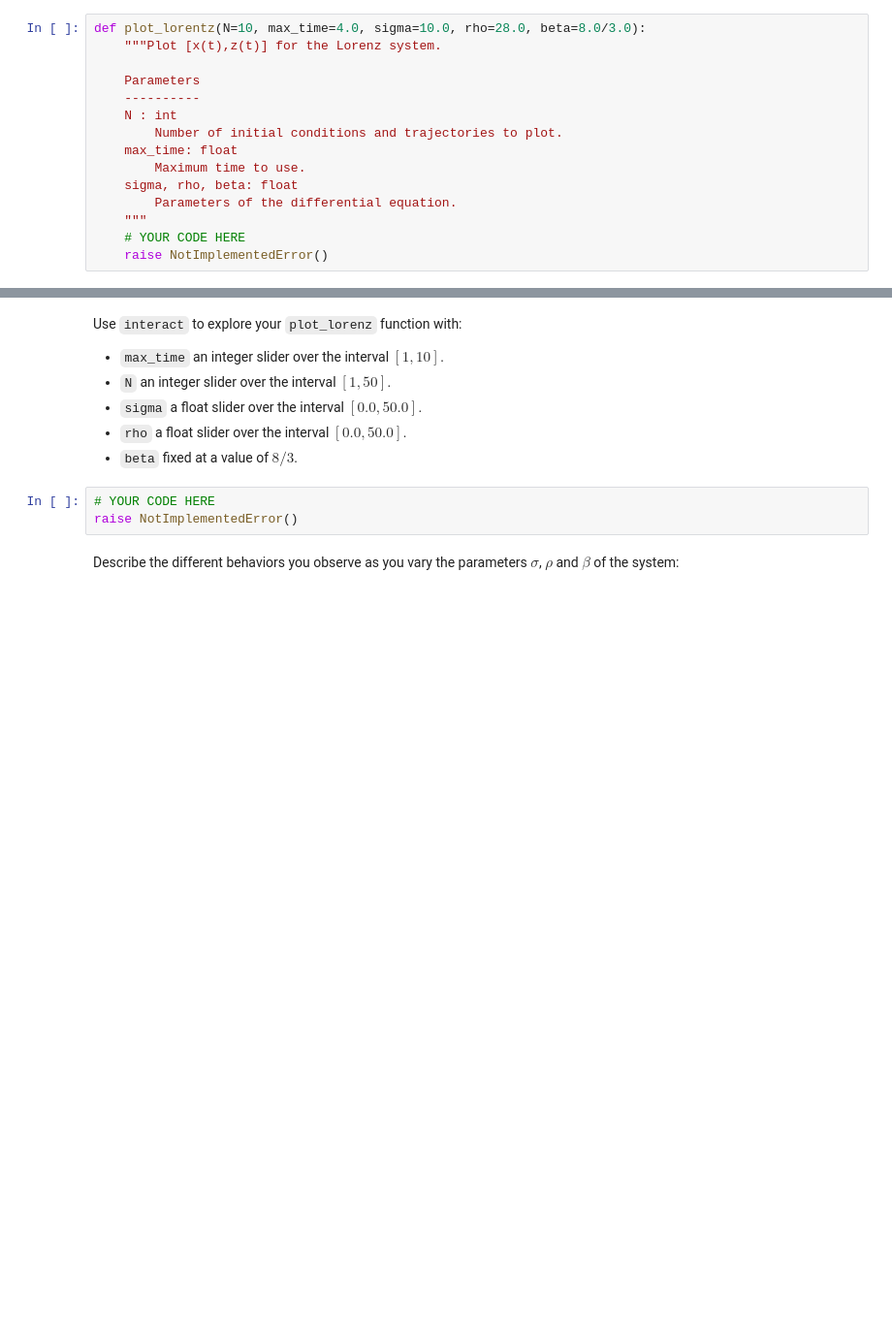
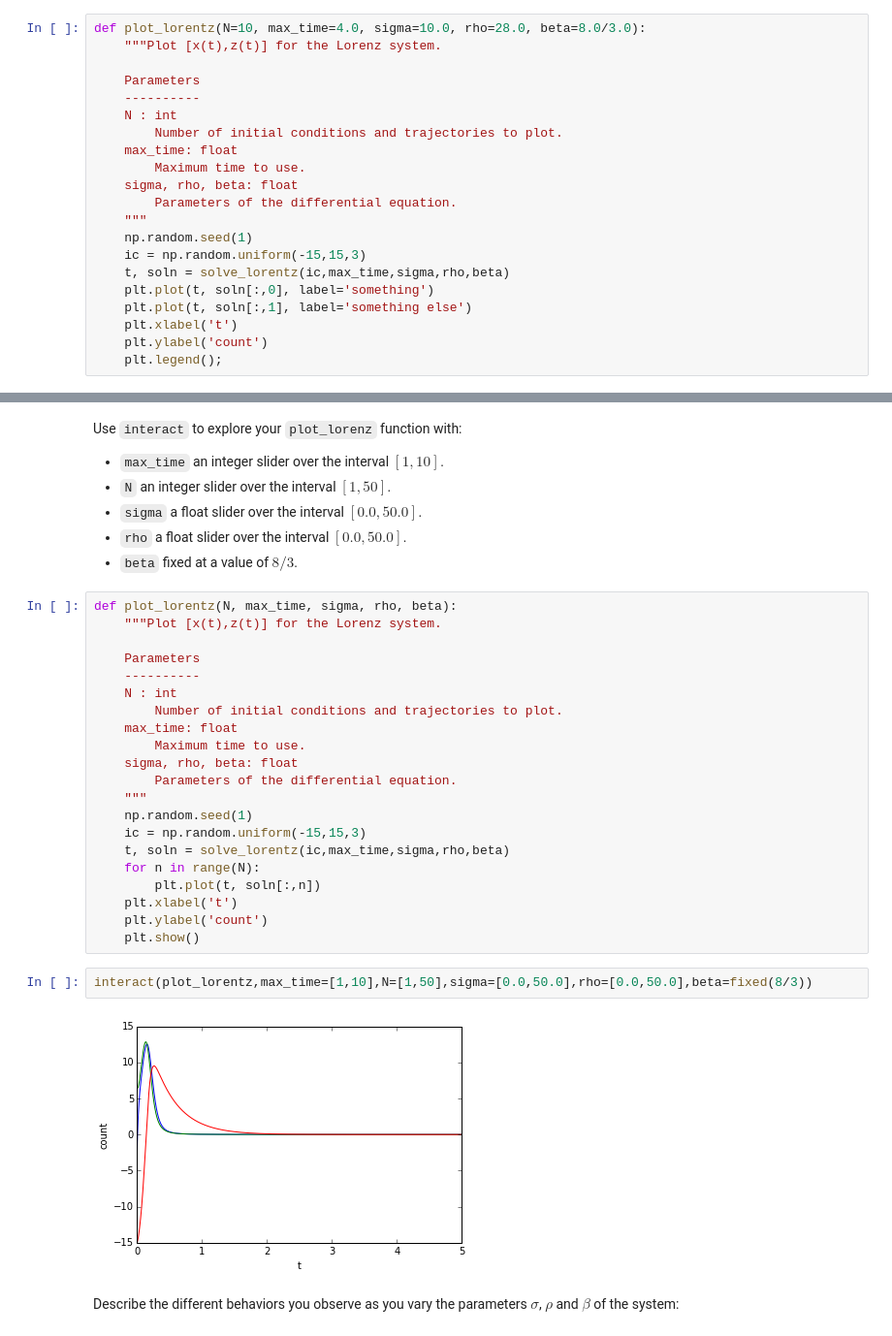
Before and after one commit to LimeeZ/phys292-2015-work, a Jupyter notebook: assignments/assignment10/ODEsEx02.ipynb, the cells around one changed output, grey strips where cells are left out. Shown at 97% size. Drawn from its saved outputs; the diff is of its cells as text; blank space fills up the shorter version.

```diff
--- a/assignments/assignment10/ODEsEx02.ipynb
+++ b/assignments/assignment10/ODEsEx02.ipynb
@@ -94,7 +103,13 @@ def plot_lorentz(N=10, max_time=4.0, sigma=10.0, rho=28.0, beta=8.0/3.0):
     sigma, rho, beta: float
         Parameters of the differential equation.
     """
-    # YOUR CODE HERE
-    raise NotImplementedError()
+    np.random.seed(1)
+    ic = np.random.uniform(-15,15,3)
+    t, soln = solve_lorentz(ic,max_time,sigma,rho,beta)
+    plt.plot(t, soln[:,0], label='something')
+    plt.plot(t, soln[:,1], label='something else')
+    plt.xlabel('t')
+    plt.ylabel('count')
+    plt.legend();
 # %%
 plot_lorentz()
@@ -108,9 +125,31 @@ Use `interact` to explore your `plot_lorenz` function with:
 * `sigma` a float slider over the interval $[0.0,50.0]$.
 * `rho` a float slider over the interval $[0.0,50.0]$.
 * `beta` fixed at a value of $8/3$.
-# %%
-# YOUR CODE HERE
-raise NotImplementedError()
+# %%
+def plot_lorentz(N, max_time, sigma, rho, beta):
+    """Plot [x(t),z(t)] for the Lorenz system.
+
+    Parameters
+    ----------
+    N : int
+        Number of initial conditions and trajectories to plot.
+    max_time: float
+        Maximum time to use.
+    sigma, rho, beta: float
+        Parameters of the differential equation.
+    """
+    np.random.seed(1)
+    ic = np.random.uniform(-15,15,3)
+    t, soln = solve_lorentz(ic,max_time,sigma,rho,beta)
+    for n in range(N):
+        plt.plot(t, soln[:,n])
+    plt.xlabel('t')
+    plt.ylabel('count')
+    plt.show()
+# %%
+interact(plot_lorentz,max_time=[1,10],N=[1,50],sigma=[0.0,50.0],rho=[0.0,50.0],beta=fixed(8/3))
+# %% [output]
+[figure, added]
 # %% [markdown]
 Describe the different behaviors you observe as you vary the parameters $\sigma$, $\rho$ and $\beta$ of the system:
 # %% [markdown]
```
Also changed, not shown: parts of 3 cells of this notebook, 2 other files.
